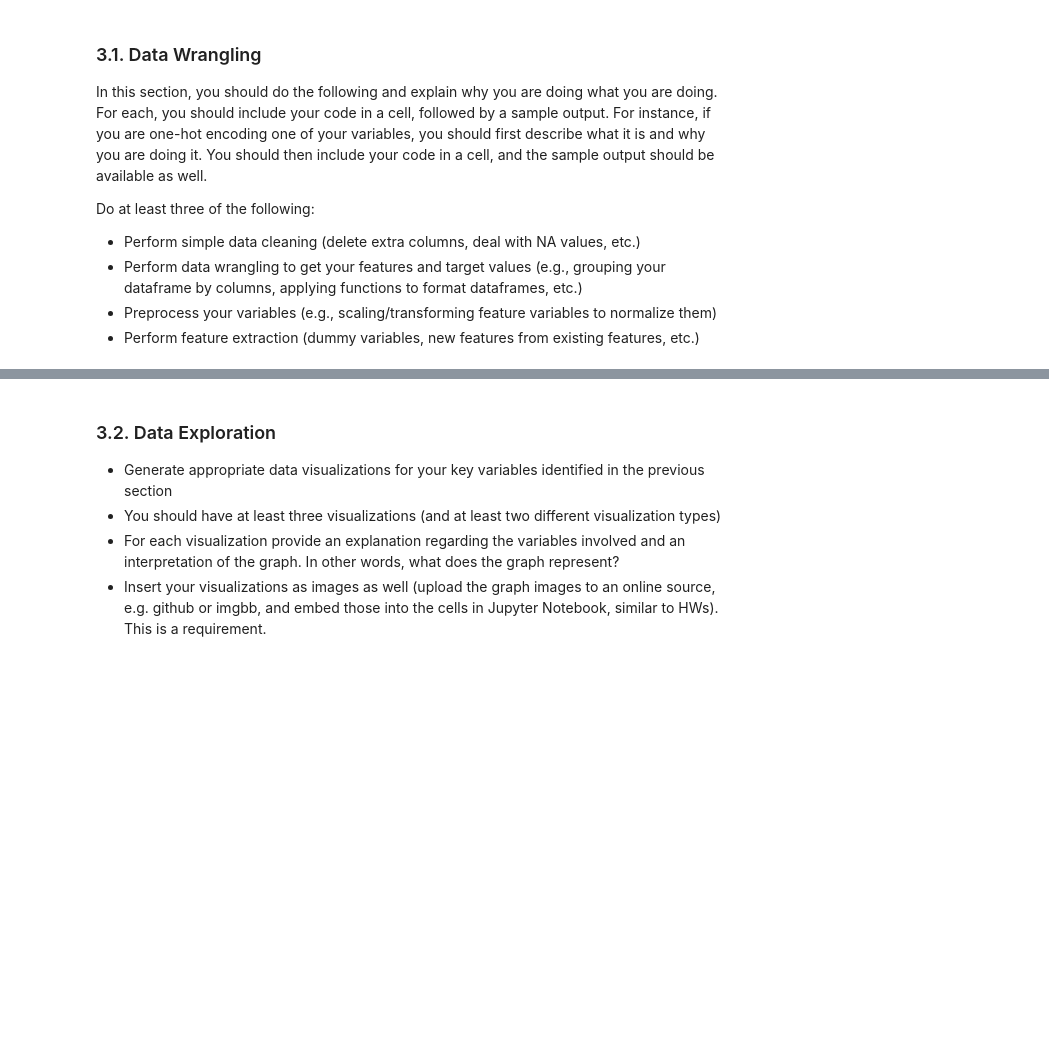
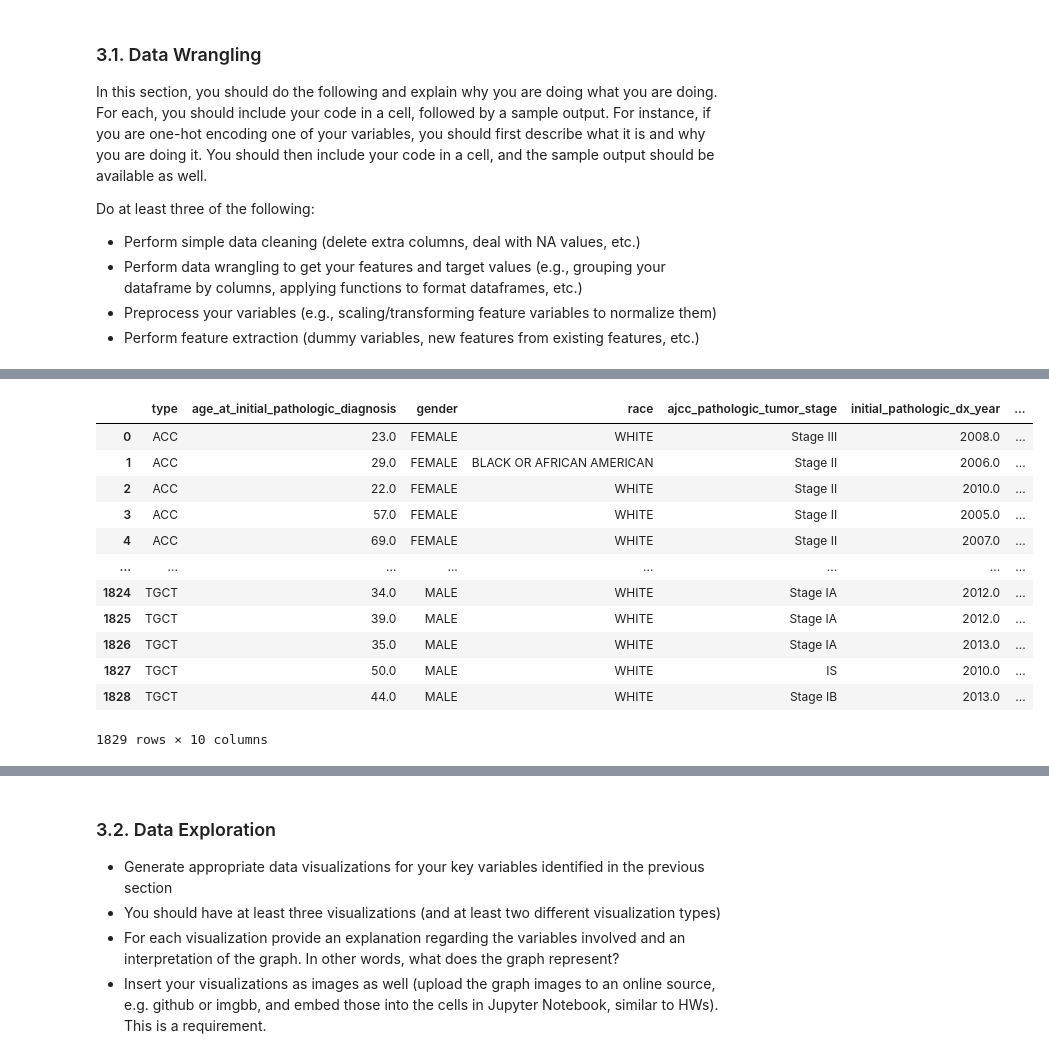
Before and after one commit to tutkuna/cancer-survival-ML, a Jupyter notebook: DS3000_FP4_Group25.ipynb, the cells around one changed output, grey strips where cells are left out. Saved outputs shown, nothing was run; the diff lists cells and outputs as text; code cells hidden in the pictures; blank space fills up the shorter version.

```diff
--- a/DS3000_FP4_Group25.ipynb
+++ b/DS3000_FP4_Group25.ipynb
@@ -140,30 +142,42 @@ Do at least three of the following:
 # %%
 import pandas as pd
 
-df = pd.read_csv("https://github.com/tutkuna/cancer-survival-ML/blob/master/NIHMS978596-supplement-1.csv")
+url = "https://raw.githubusercontent.com/tutkuna/cancer-survival-ML/master/NIHMS978596-supplement-1.csv"
+df = pd.read_csv(url, index_col=0)
 
+
+# clean NAs, select columns
 columns = ['type','age_at_initial_pathologic_diagnosis','gender','race','ajcc_pathologic_tumor_stage',
            'initial_pathologic_dx_year', 'tumor_status',
            'treatment_outcome_first_course', 'last_contact_days_to','OS'] # OS is survival outcome (0 for alive, 1 for dead)
-
 df = df[columns]
 df = df.dropna(how='any') # clean NAs
 df = df[(df.race != '[Not Available]')&(df.race != '[Not Evaluated]')&(df.race != '[Unknown]')] # clean race
 df = df[(df.ajcc_pathologic_tumor_stage != '[Not Available]') & (df.ajcc_pathologic_tumor_stage != '[Not Applicable]') &
          (df.ajcc_pathologic_tumor_stage != '[Unknown]') & (df.ajcc_pathologic_tumor_stage != '[Discrepancy]')] # clean tumor_stage
 df = df[df.tumor_status != '[Discrepancy]'] # clean tumor_status
 df = df[(df.treatment_outcome_first_course != '[Not Available]') & (df.treatment_outcome_first_course != '[Discrepancy]') &
         (df.treatment_outcome_first_course != '[Not Applicable]') & (df.treatment_outcome_first_course != '[Not Evaluated]') &
         (df.treatment_outcome_first_course != '[Unknown]')] # clean treatment_outcome_first_course
 df = df.reset_index(drop=True)
 
 ## check
 # df.groupby('OS').count()
 # df.groupby('race').mean().reset_index()
 
-df.to_csv('cleaned.csv')
+# df.to_csv('cleaned.csv')
 df
-
-# clean NAs, select columns
-# One-hot encoding
-# split into features and target dataframes
+# %% [output]
+|  | type | age_at_initial_pathologic_diagnosis | gender | race | ajcc_pathologic_tumor_stage | initial_pathologic_dx_year | ... |
+| 0 | ACC | 23.0 | FEMALE | WHITE | Stage III | 2008.0 | ... |
+| 1 | ACC | 29.0 | FEMALE | BLACK OR AFRICAN AMERICAN | Stage II | 2006.0 | ... |
+| 2 | ACC | 22.0 | FEMALE | WHITE | Stage II | 2010.0 | ... |
+| 3 | ACC | 57.0 | FEMALE | WHITE | Stage II | 2005.0 | ... |
+| 4 | ACC | 69.0 | FEMALE | WHITE | Stage II | 2007.0 | ... |
+| ... | ... | ... | ... | ... | ... | ... | ... |
+| 1824 | TGCT | 34.0 | MALE | WHITE | Stage IA | 2012.0 | ... |
+| 1825 | TGCT | 39.0 | MALE | WHITE | Stage IA | 2012.0 | ... |
+| 1826 | TGCT | 35.0 | MALE | WHITE | Stage IA | 2013.0 | ... |
+| 1827 | TGCT | 50.0 | MALE | WHITE | IS | 2010.0 | ... |
+| 1828 | TGCT | 44.0 | MALE | WHITE | Stage IB | 2013.0 | ... |
+1829 rows × 10 columns
```
Also changed, not shown: parts of 6 cells of this notebook.
